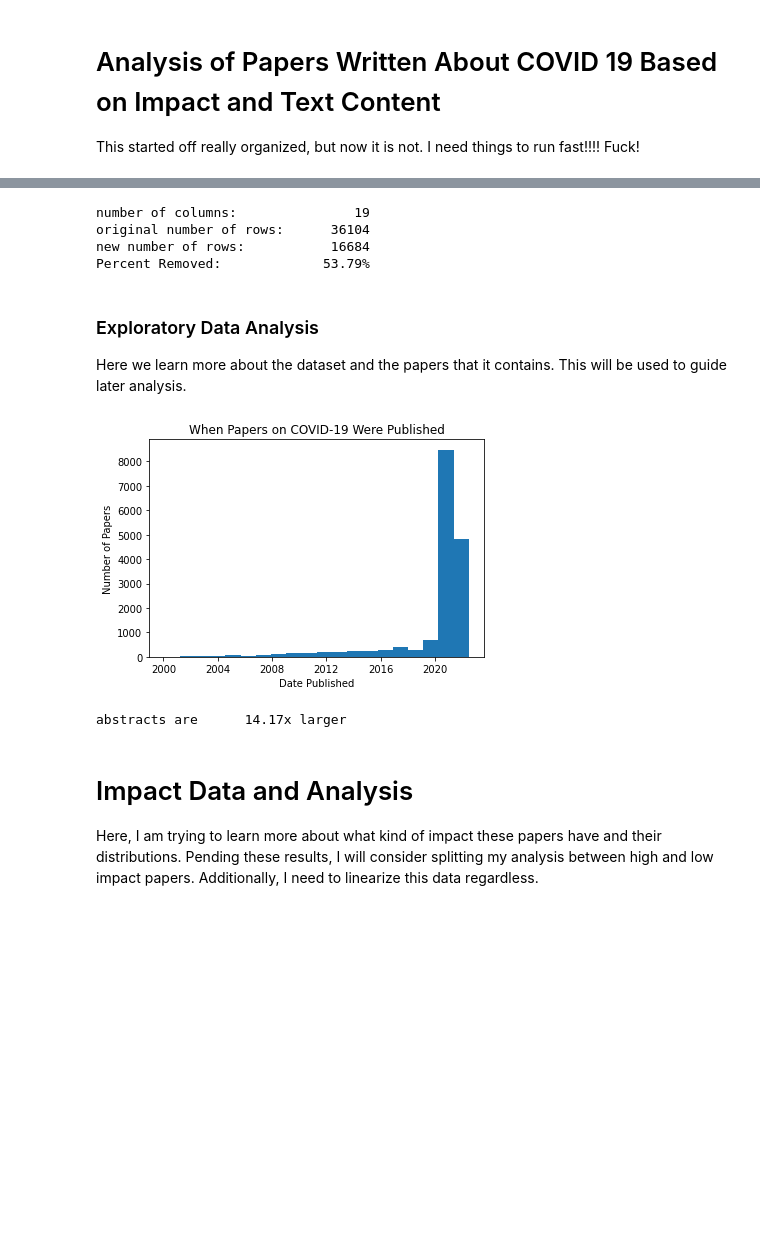
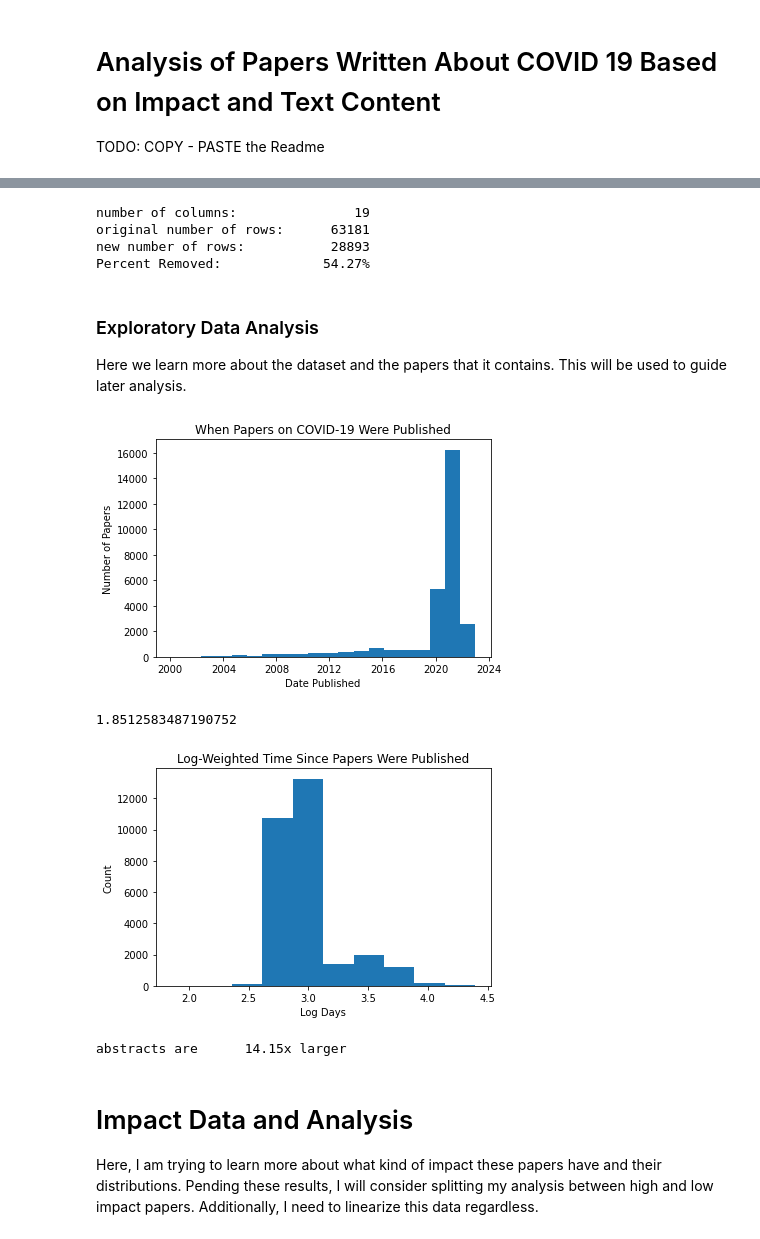
Before and after one commit to wkaisertexas/COVID-Paper-Clustering, a Jupyter notebook: covid-19-data-analysis.ipynb, the cells around one changed output, grey strips where cells are left out. Drawn from its saved outputs; the diff is of its cells as text; code cells hidden in the pictures; blank space fills up the shorter version.

Commit message:
Kaggle Notebook | Clustering Papers Based on Impact | Version 33

```diff
--- a/covid-19-data-analysis.ipynb
+++ b/covid-19-data-analysis.ipynb
@@ -3,6 +3,7 @@
 # %% [markdown]
 # Analysis of Papers Written About COVID 19 Based on Impact and Text Content
-This started off really organized, but now it is not. I need things to run fast!!!! Fuck!
+
+TODO: COPY - PASTE the Readme
 # %%
 import numpy as np # linear algebra
 import pandas as pd # data processing, CSV file I/O (e.g. pd.read_csv)
@@ -19,7 +20,7 @@ from warnings import filterwarnings
 filterwarnings("ignore")
 # %%
 # SYSTEM VARIABLES
-FRAC_DATASET = 0.04 # Runs analysis on only one percent of the dataset
+FRAC_DATASET = 0.07 # Runs analysis on only one percent of the dataset
 INC_THRESH = 0.25 # At least 25 % of the impact data has to be present
 
 k=20
@@ -41,7 +42,7 @@ data = data.sample(frac=FRAC_DATASET)
 N_ROWS = len(data.index)
 N_COLS = len(data.columns)
 
-data.dropna(subset=['doi', 'title', 'abstract', 'url', 'cord_uid'], inplace=True)
+data.dropna(subset=['doi', 'title', 'abstract', 'url', 'cord_uid', 'publish_time'], inplace=True)
 
 print(f"number of columns:       {N_COLS:10d}")
 print(f"original number of rows: {N_ROWS:10d}")
@@ -49,33 +50,49 @@ print(f"new number of rows:      {len(data.index):10d}")
 print(f"Percent Removed:         {(1 - len(data.index) / N_ROWS) * 100:9.2f}%")
 # %% [output]
 number of columns:               19
-original number of rows:      36104
-new number of rows:           16684
-Percent Removed:             53.79%
+original number of rows:      63181
+new number of rows:           28893
+Percent Removed:             54.27%
 # %% [markdown]
 ### Exploratory Data Analysis
 Here we learn more about the dataset and the papers that it contains. This will be used to guide later analysis.
 # %%
 from datetime import datetime
 import matplotlib.pyplot as plt
+from math import log10
 
 def get_date(date):
     if date.find("-") != -1:
         return datetime.strptime(date, "%Y-%m-%d")
     else:
         return datetime.strptime(date, "%Y")
 
 # Time Created Histogram
-publish_times = data['publish_time'].dropna().apply(get_date)
+publish_times = data['publish_time'].apply(get_date)
 publish_times = publish_times[publish_times > datetime.strptime("2000-1-1", "%Y-%m-%d")]
 plt.hist(publish_times, bins=20)
 plt.title("When Papers on COVID-19 Were Published")
 plt.xlabel("Date Published")
 plt.ylabel("Number of Papers")
 plt.savefig('paper_ages.png')
 plt.show()
+
+# Gets the paper age in some number of units
+
+# Note: This should really a datetime object that represents the number of days
+data['days'] = data['publish_time'].apply(lambda publish_date: (datetime(2022, 3, 11) - get_date(publish_date)).days + 365)
+data['log_days'] = data['days'].apply(lambda x: log10(x + 1))
+print(data['log_days'].min())
+plt.hist(data['log_days'])
+plt.title("Log-Weighted Time Since Papers Were Published")
+plt.xlabel("Log Days")
+plt.ylabel("Count")
+plt.savefig("log_days.png")
+plt.show()
 # %% [output]
-[figure, old version]
+[figure, new version]
+1.8512583487190752
+[figure, added]
 # %%
 # Comparing the length of abstracts to the length of titles to determine compute time
 abstract_char_count = data['abstract'].apply(len).sum()
@@ -83,7 +100,7 @@ title_char_count = data['title'].apply(len).sum()
 
 print(f"abstracts are {abstract_char_count / title_char_count:10.2f}x larger")
 # %% [output]
-abstracts are      14.17x larger
+abstracts are      14.15x larger
 # %% [markdown]
 # Impact Data and Analysis
 Here, I am trying to learn more about what kind of impact these papers have and their distributions. Pending these results, I will consider splitting my analysis between high and low impact papers. Additionally, I need to linearize this data regardless.
```
Also changed, not shown: parts of 24 cells of this notebook.
